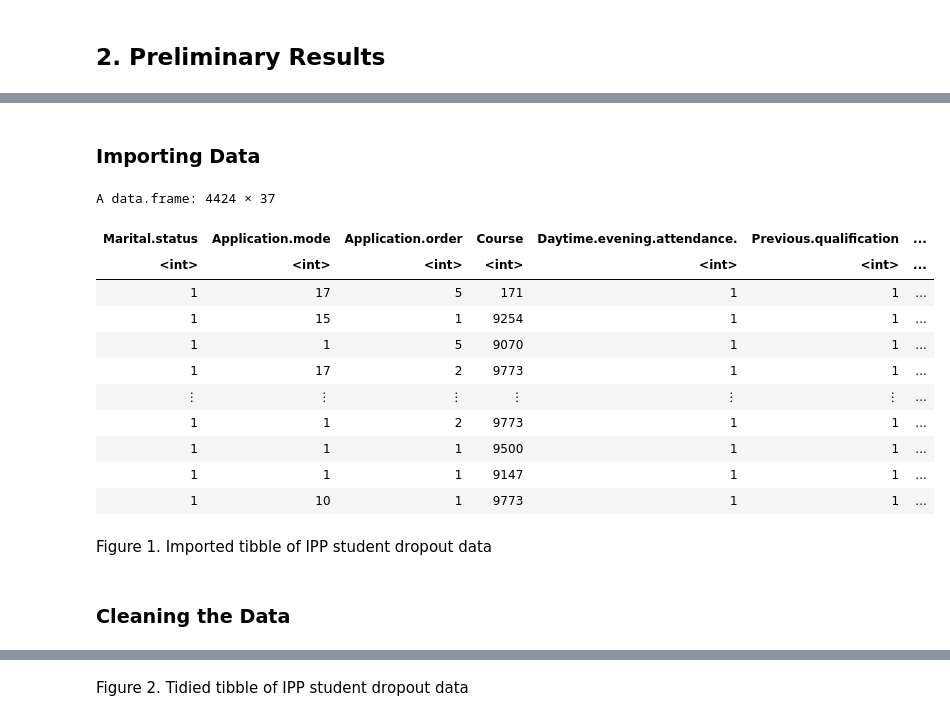
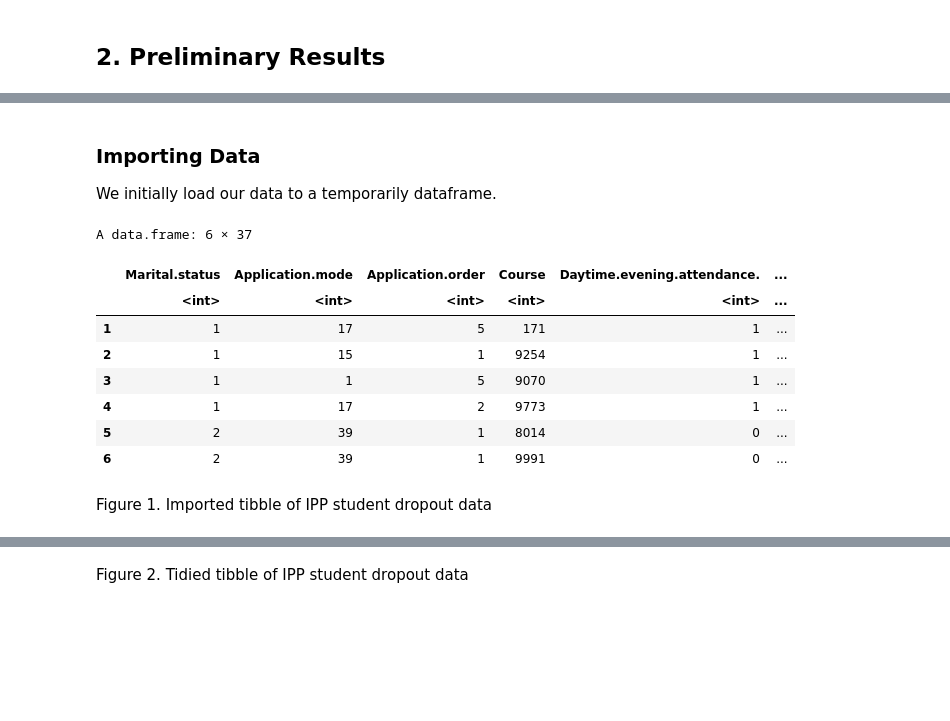
Before and after one commit to yui-ubc/stat-201-2023w1-group-20, a Jupyter notebook: project_proposal.ipynb, the cells around one changed output, grey strips where cells are left out. Drawn from its saved outputs; the diff is of its cells as text; code cells hidden in the pictures; blank space fills up the shorter version.

```diff
--- a/project_proposal.ipynb
+++ b/project_proposal.ipynb
@@ -34,31 +48,26 @@ options(repr.matrix.max.rows = 8)
 # %% [markdown]
 ### Importing Data
+We initially load our data to a temporarily dataframe.
 # %%
 # data url (zip file)
 url <- "https://archive.ics.uci.edu/static/public/697/predict+students+dropout+and+academic+success.zip"
-
 
 # unzip and load data
 temp <- tempfile()
 download.file(url,temp)
 dropout_data <- read.csv2(unz(temp, "data.csv"))
 unlink(temp)
 
-dropout_data # shows that there are 4424 student entries
+head(dropout_data) # shows that there are 4424 student entries
 # %% [output]
-A data.frame: 4424 × 37
+A data.frame: 6 × 37
-| Marital.status | Application.mode | Application.order | Course | Daytime.evening.attendance. | Previous.qualification | ... |
-| <int> | <int> | <int> | <int> | <int> | <int> | ... |
-| 1 | 17 | 5 | 171 | 1 | 1 | ... |
-| 1 | 15 | 1 | 9254 | 1 | 1 | ... |
-| 1 | 1 | 5 | 9070 | 1 | 1 | ... |
-| 1 | 17 | 2 | 9773 | 1 | 1 | ... |
-| ⋮ | ⋮ | ⋮ | ⋮ | ⋮ | ⋮ | ... |
-| 1 | 1 | 2 | 9773 | 1 | 1 | ... |
-| 1 | 1 | 1 | 9500 | 1 | 1 | ... |
-| 1 | 1 | 1 | 9147 | 1 | 1 | ... |
-| 1 | 10 | 1 | 9773 | 1 | 1 | ... |
+|  | Marital.status | Application.mode | Application.order | Course | Daytime.evening.attendance. | ... |
+|  | <int> | <int> | <int> | <int> | <int> | ... |
+| 1 | 1 | 17 | 5 | 171 | 1 | ... |
+| 2 | 1 | 15 | 1 | 9254 | 1 | ... |
+| 3 | 1 | 1 | 5 | 9070 | 1 | ... |
+| 4 | 1 | 17 | 2 | 9773 | 1 | ... |
+| 5 | 2 | 39 | 1 | 8014 | 0 | ... |
+| 6 | 2 | 39 | 1 | 9991 | 0 | ... |
 # %% [markdown]
 Figure 1. Imported tibble of IPP student dropout data
-# %% [markdown]
-### Cleaning the Data
```
Also changed, not shown: parts of 27 cells of this notebook.
